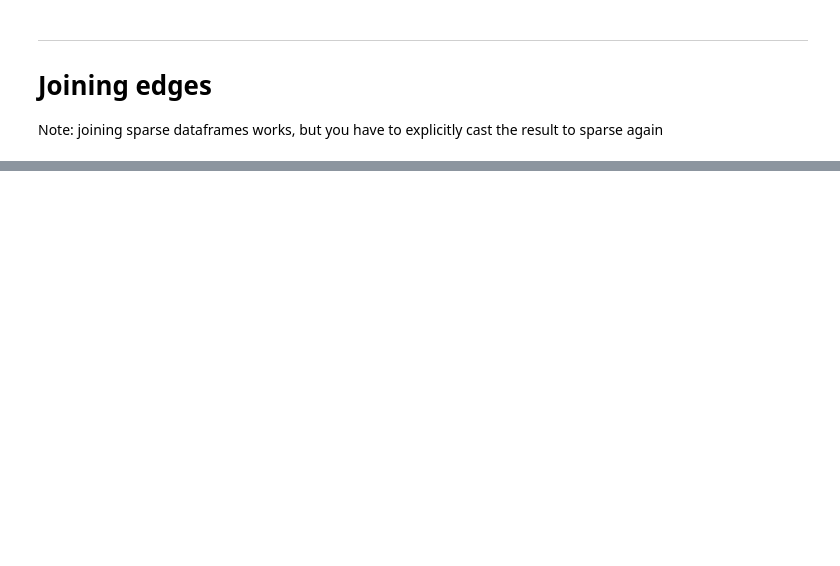
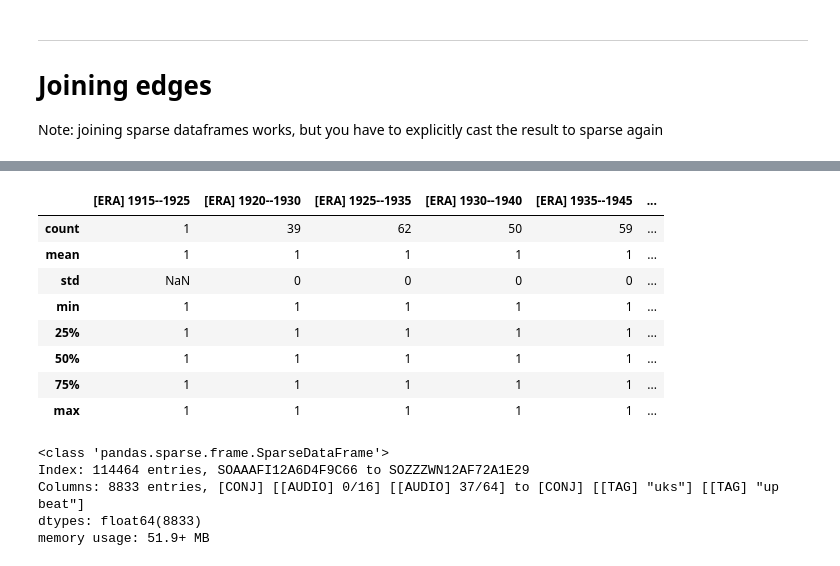
Before and after one commit to bmcfee/playlist_recommender, a Jupyter notebook: code/notebooks/02 - Hypergraph construction.ipynb, the cells around one changed output, grey strips where cells are left out. Cells and saved outputs as stored; diff of their text form; code cells hidden in the pictures; blank space fills up the shorter version.

```diff
--- a/code/notebooks/02 - Hypergraph construction.ipynb
+++ b/code/notebooks/02 - Hypergraph construction.ipynb
@@ -304,0 +431,20 @@ NameError: name 'H_uniform' is not defined
+# %%
+H_decade.describe()
+# %% [output]
+|  | [ERA] 1915--1925 | [ERA] 1920--1930 | [ERA] 1925--1935 | [ERA] 1930--1940 | [ERA] 1935--1945 | ... |
+| count | 1 | 39 | 62 | 50 | 59 | ... |
+| mean | 1 | 1 | 1 | 1 | 1 | ... |
+| std | NaN | 0 | 0 | 0 | 0 | ... |
+| min | 1 | 1 | 1 | 1 | 1 | ... |
+| 25% | 1 | 1 | 1 | 1 | 1 | ... |
+| 50% | 1 | 1 | 1 | 1 | 1 | ... |
+| 75% | 1 | 1 | 1 | 1 | 1 | ... |
+| max | 1 | 1 | 1 | 1 | 1 | ... |
+# %%
+H_conj.info()
+# %% [output]
+<class 'pandas.sparse.frame.SparseDataFrame'>
+Index: 114464 entries, SOAAAFI12A6D4F9C66 to SOZZZWN12AF72A1E29
+Columns: 8833 entries, [CONJ] [[AUDIO] 0/16] [[AUDIO] 37/64] to [CONJ] [[TAG] "uks"] [[TAG] "up beat"]
+dtypes: float64(8833)
+memory usage: 51.9+ MB
```
Also changed, not shown: parts of 57 cells of this notebook, 2 other files.
